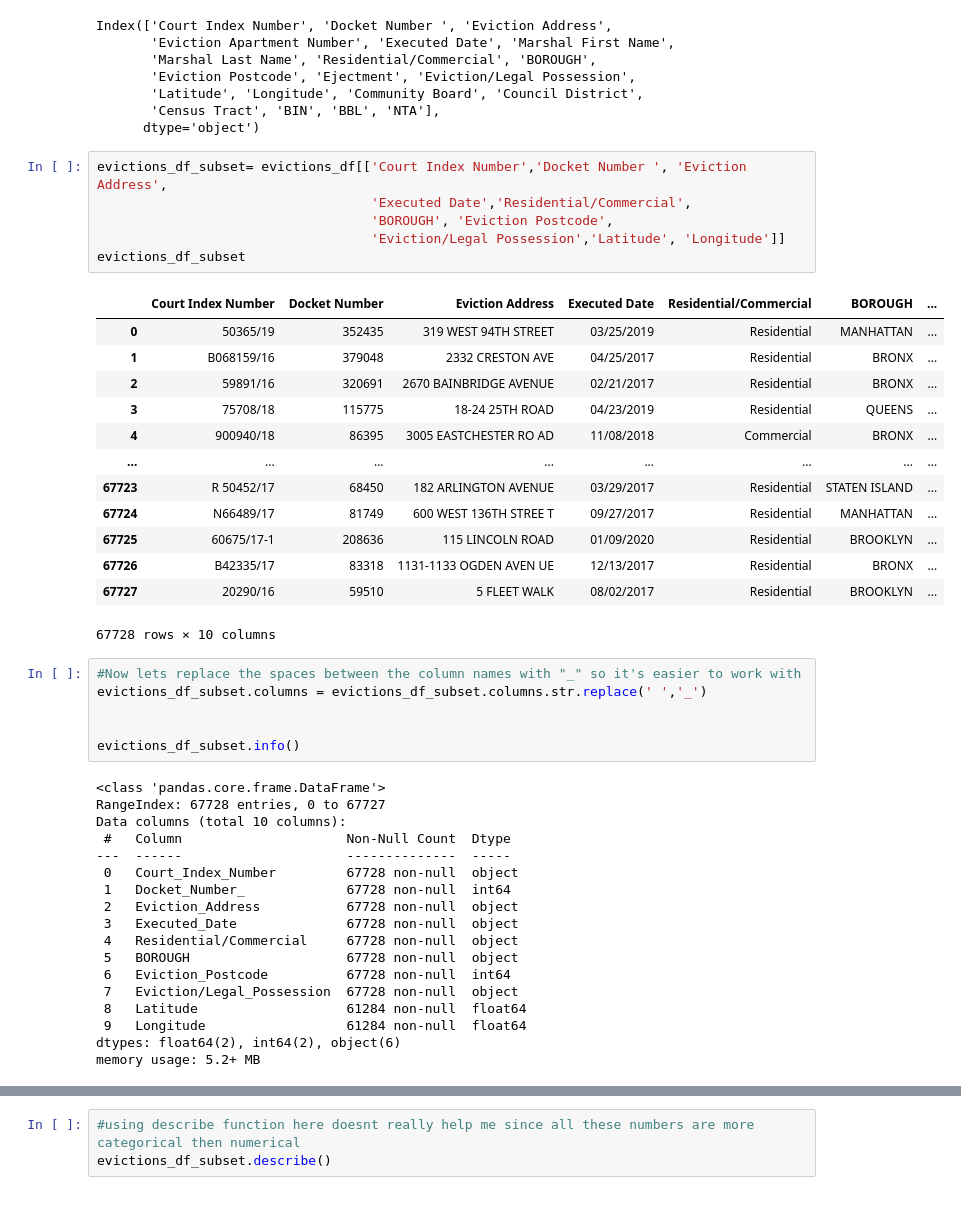
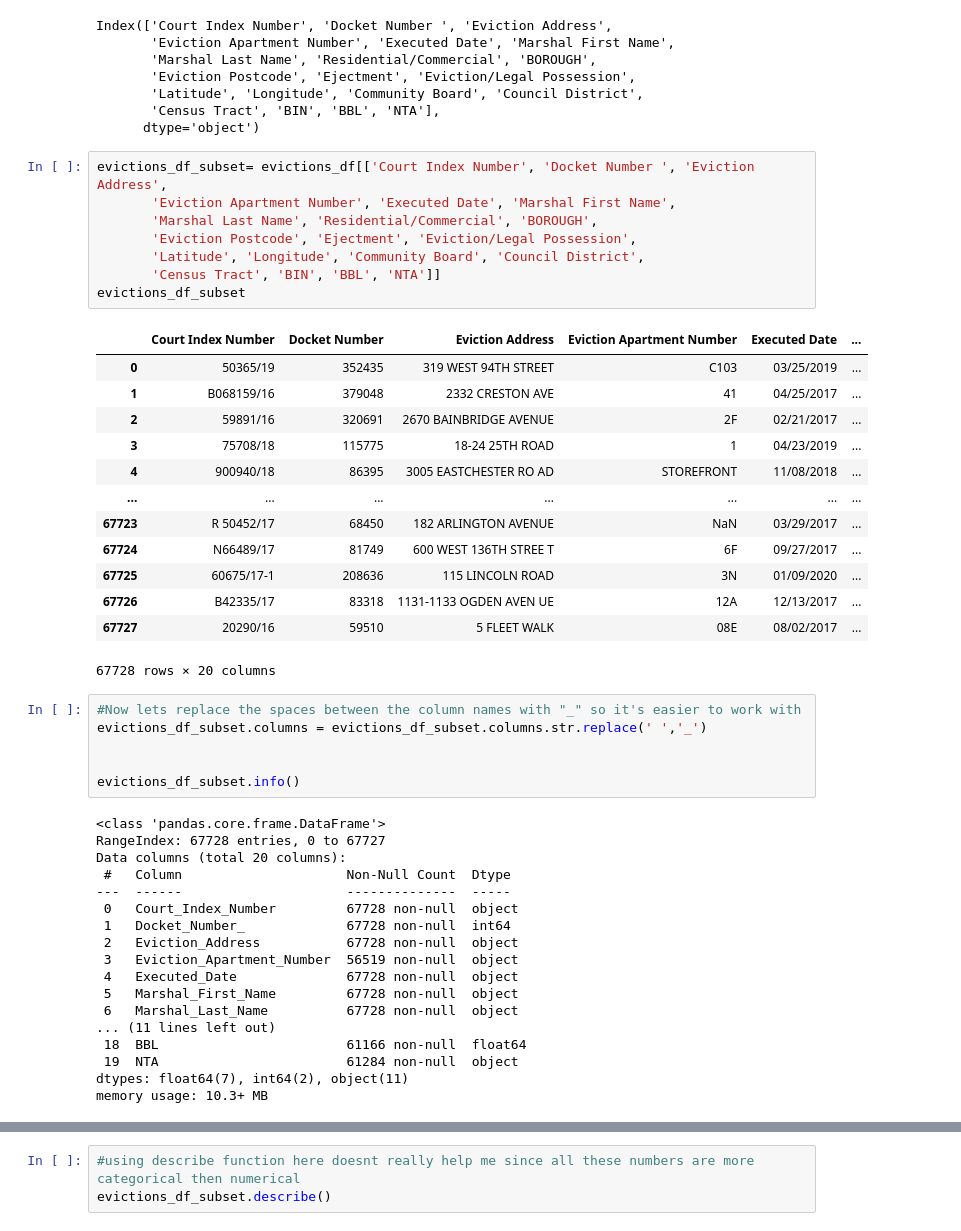
Before and after one commit to mmsouza114/Project01-Evictions, a Jupyter notebook: Exploring-dataset-cleaning .ipynb, the cells around one changed output, grey strips where cells are left out. Drawn from its saved outputs; the diff is of its cells as text.

Commit message:
added all rows of data back to subset

```diff
--- a/Exploring-dataset-cleaning .ipynb
+++ b/Exploring-dataset-cleaning .ipynb
@@ -59,25 +59,27 @@ Index(['Court Index Number', 'Docket Number ', 'Eviction Address',
        'Census Tract', 'BIN', 'BBL', 'NTA'],
       dtype='object')
 # %%
-evictions_df_subset= evictions_df[['Court Index Number','Docket Number ', 'Eviction Address',
-                                   'Executed Date','Residential/Commercial',
-                                   'BOROUGH', 'Eviction Postcode',
-                                   'Eviction/Legal Possession','Latitude', 'Longitude']]
+evictions_df_subset= evictions_df[['Court Index Number', 'Docket Number ', 'Eviction Address',
+       'Eviction Apartment Number', 'Executed Date', 'Marshal First Name',
+       'Marshal Last Name', 'Residential/Commercial', 'BOROUGH',
+       'Eviction Postcode', 'Ejectment', 'Eviction/Legal Possession',
+       'Latitude', 'Longitude', 'Community Board', 'Council District',
+       'Census Tract', 'BIN', 'BBL', 'NTA']]
 evictions_df_subset
 # %% [output]
-|  | Court Index Number | Docket Number | Eviction Address | Executed Date | Residential/Commercial | BOROUGH | ... |
-| 0 | 50365/19 | 352435 | 319 WEST 94TH STREET | 03/25/2019 | Residential | MANHATTAN | ... |
-| 1 | B068159/16 | 379048 | 2332 CRESTON AVE | 04/25/2017 | Residential | BRONX | ... |
-| 2 | 59891/16 | 320691 | 2670 BAINBRIDGE AVENUE | 02/21/2017 | Residential | BRONX | ... |
-| 3 | 75708/18 | 115775 | 18-24 25TH ROAD | 04/23/2019 | Residential | QUEENS | ... |
-| 4 | 900940/18 | 86395 | 3005 EASTCHESTER RO AD | 11/08/2018 | Commercial | BRONX | ... |
-| ... | ... | ... | ... | ... | ... | ... | ... |
-| 67723 | R 50452/17 | 68450 | 182 ARLINGTON AVENUE | 03/29/2017 | Residential | STATEN ISLAND | ... |
-| 67724 | N66489/17 | 81749 | 600 WEST 136TH STREE T | 09/27/2017 | Residential | MANHATTAN | ... |
-| 67725 | 60675/17-1 | 208636 | 115 LINCOLN ROAD | 01/09/2020 | Residential | BROOKLYN | ... |
-| 67726 | B42335/17 | 83318 | 1131-1133 OGDEN AVEN UE | 12/13/2017 | Residential | BRONX | ... |
-| 67727 | 20290/16 | 59510 | 5 FLEET WALK | 08/02/2017 | Residential | BROOKLYN | ... |
+|  | Court Index Number | Docket Number | Eviction Address | Eviction Apartment Number | Executed Date | ... |
+| 0 | 50365/19 | 352435 | 319 WEST 94TH STREET | C103 | 03/25/2019 | ... |
+| 1 | B068159/16 | 379048 | 2332 CRESTON AVE | 41 | 04/25/2017 | ... |
+| 2 | 59891/16 | 320691 | 2670 BAINBRIDGE AVENUE | 2F | 02/21/2017 | ... |
+| 3 | 75708/18 | 115775 | 18-24 25TH ROAD | 1 | 04/23/2019 | ... |
+| 4 | 900940/18 | 86395 | 3005 EASTCHESTER RO AD | STOREFRONT | 11/08/2018 | ... |
+| ... | ... | ... | ... | ... | ... | ... |
+| 67723 | R 50452/17 | 68450 | 182 ARLINGTON AVENUE | NaN | 03/29/2017 | ... |
+| 67724 | N66489/17 | 81749 | 600 WEST 136TH STREE T | 6F | 09/27/2017 | ... |
+| 67725 | 60675/17-1 | 208636 | 115 LINCOLN ROAD | 3N | 01/09/2020 | ... |
+| 67726 | B42335/17 | 83318 | 1131-1133 OGDEN AVEN UE | 12A | 12/13/2017 | ... |
+| 67727 | 20290/16 | 59510 | 5 FLEET WALK | 08E | 08/02/2017 | ... |
-67728 rows × 10 columns
+67728 rows × 20 columns
 # %%
 #Now lets replace the spaces between the column names with "_" so it's easier to work with
 evictions_df_subset.columns = evictions_df_subset.columns.str.replace(' ','_')
@@ -87,21 +89,21 @@ evictions_df_subset.info()
 # %% [output]
 <class 'pandas.core.frame.DataFrame'>
 RangeIndex: 67728 entries, 0 to 67727
-Data columns (total 10 columns):
+Data columns (total 20 columns):
  #   Column                     Non-Null Count  Dtype
 ---  ------                     --------------  -----
  0   Court_Index_Number         67728 non-null  object
  1   Docket_Number_             67728 non-null  int64
  2   Eviction_Address           67728 non-null  object
- 3   Executed_Date              67728 non-null  object
- 4   Residential/Commercial     67728 non-null  object
- 5   BOROUGH                    67728 non-null  object
- 6   Eviction_Postcode          67728 non-null  int64
- 7   Eviction/Legal_Possession  67728 non-null  object
- 8   Latitude                   61284 non-null  float64
- 9   Longitude                  61284 non-null  float64
-dtypes: float64(2), int64(2), object(6)
-memory usage: 5.2+ MB
+ 3   Eviction_Apartment_Number  56519 non-null  object
+ 4   Executed_Date              67728 non-null  object
+ 5   Marshal_First_Name         67728 non-null  object
+ 6   Marshal_Last_Name          67728 non-null  object
+... (11 lines left out)
+ 18  BBL                        61166 non-null  float64
+ 19  NTA                        61284 non-null  object
+dtypes: float64(7), int64(2), object(11)
+memory usage: 10.3+ MB
 # %%
 evictions_df_subset
 # %% [output]
```
Also changed, not shown: parts of 4 cells of this notebook.
